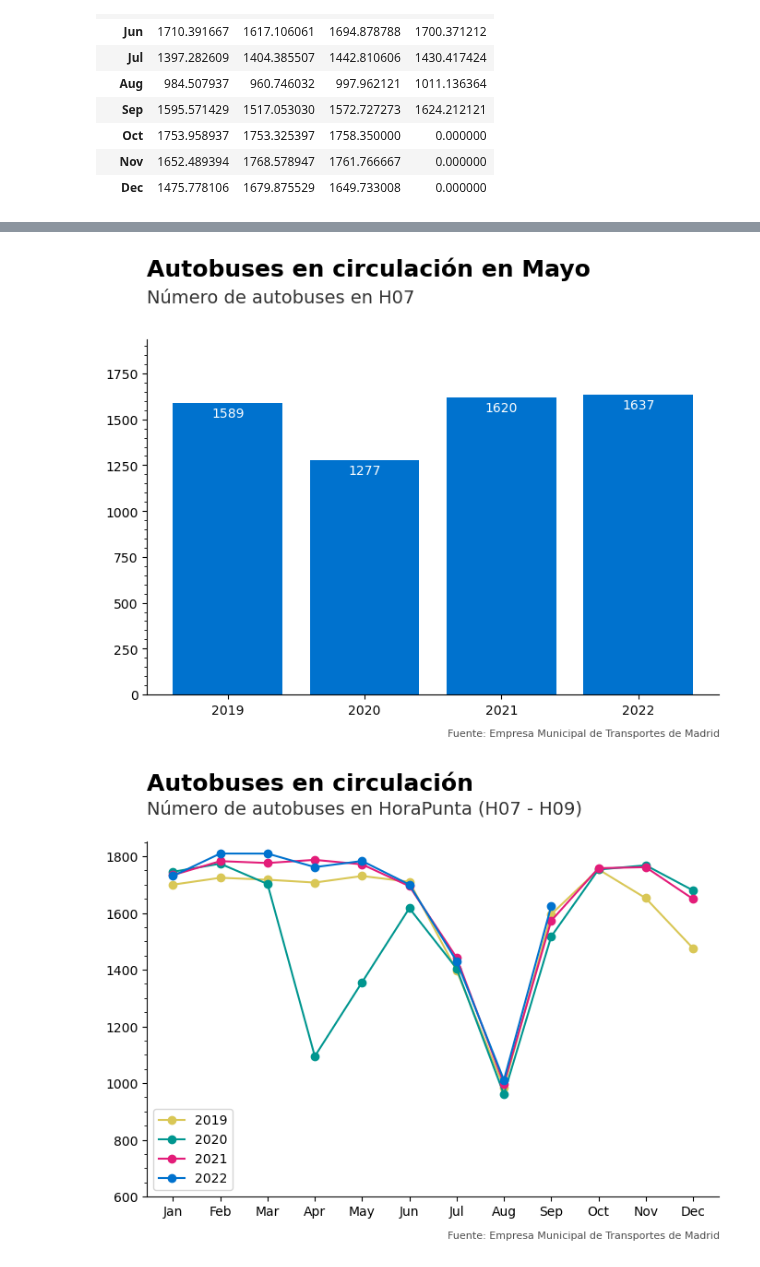
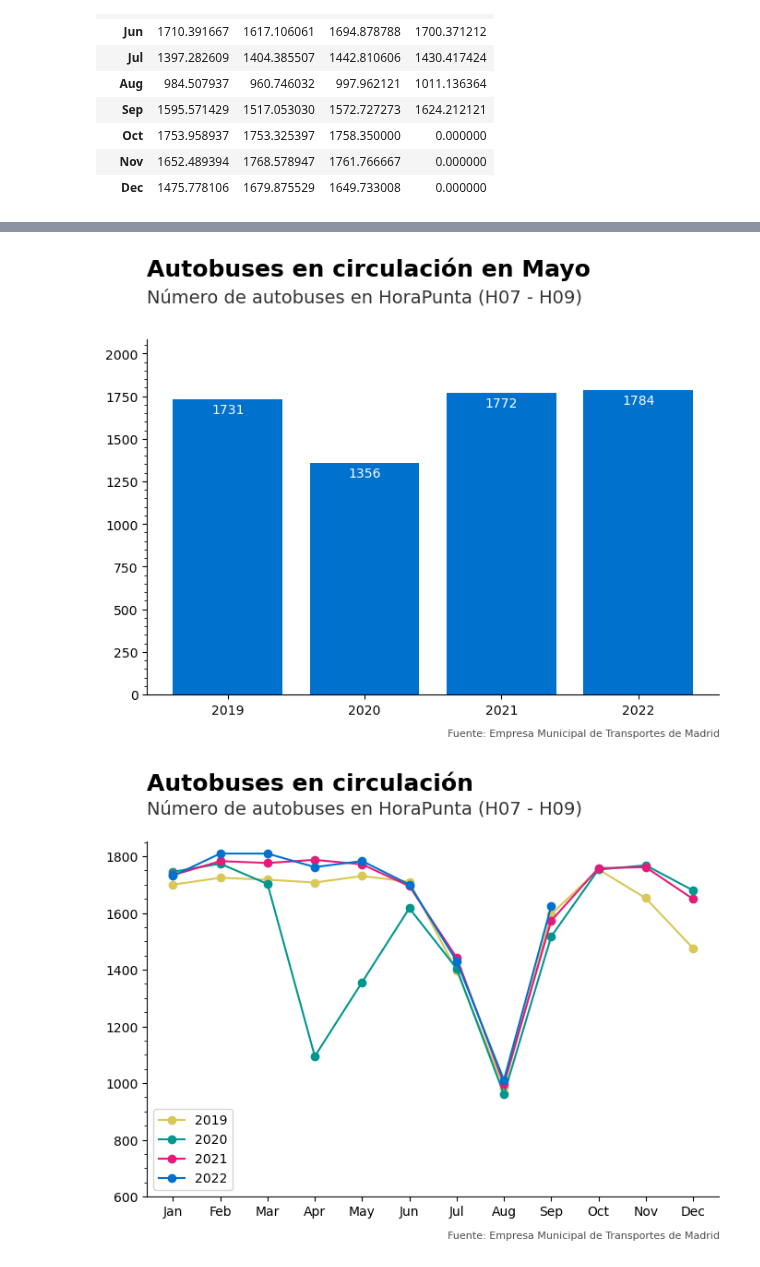
Before and after one commit to nacholopex/emt_madrid, a Jupyter notebook: 01a.graficos_oferta_mes.ipynb, the cells around one changed output, grey strips where cells are left out. Saved outputs shown, nothing was run; the diff lists cells and outputs as text; code cells hidden in the pictures.

```diff
--- a/01a.graficos_oferta_mes.ipynb
+++ b/01a.graficos_oferta_mes.ipynb
@@ -259,9 +323,9 @@ def evolucion_mes(mes:int=1,franja:str='HoraPunta',color:str=COLORES_CORPORATIVO
     ax.bar_label(bars,padding=-13,color='white',fmt='%.0f')
     ax.plot()
 # %%
-evolucion_mes(mes=5,franja='H07')
+evolucion_mes(mes=5,franja='HoraPunta')
 # %% [output]
-[figure, old version]
+[figure, new version]
 # %%
 def en_circulacion(franja:str='HoraPunta'):
     fig, ax = plt.subplots(figsize=(8, 5),dpi=100)
```
Also changed, not shown: parts of 10 cells of this notebook.
